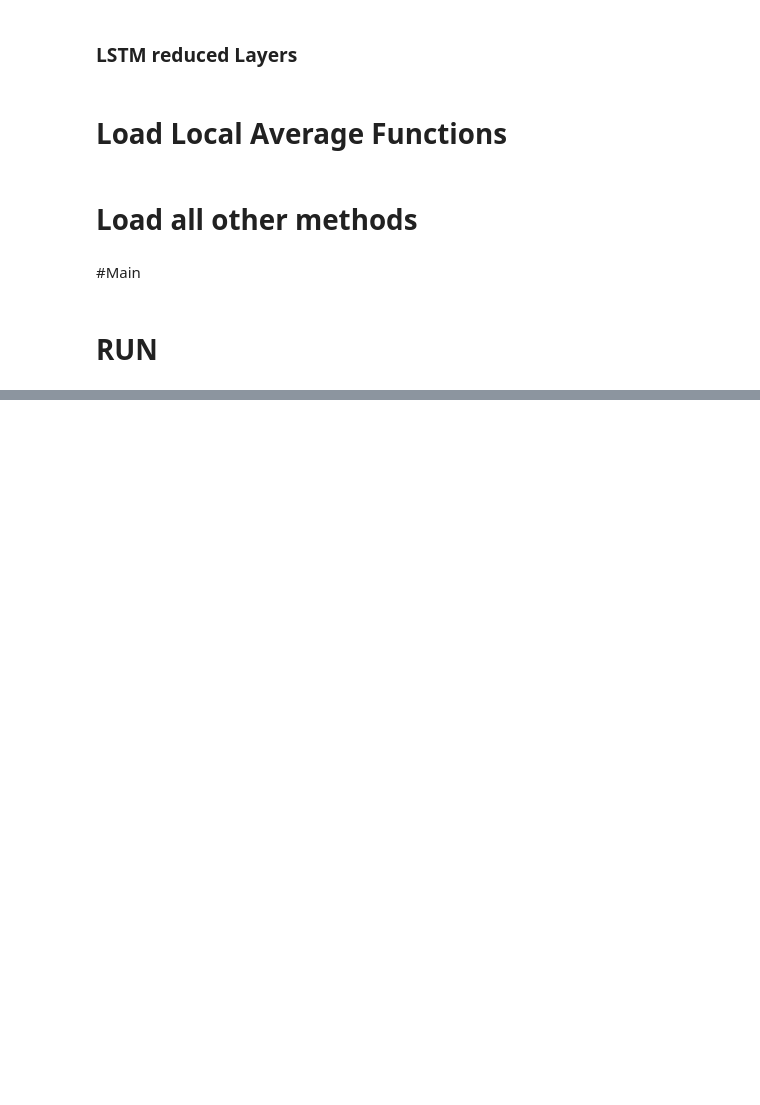
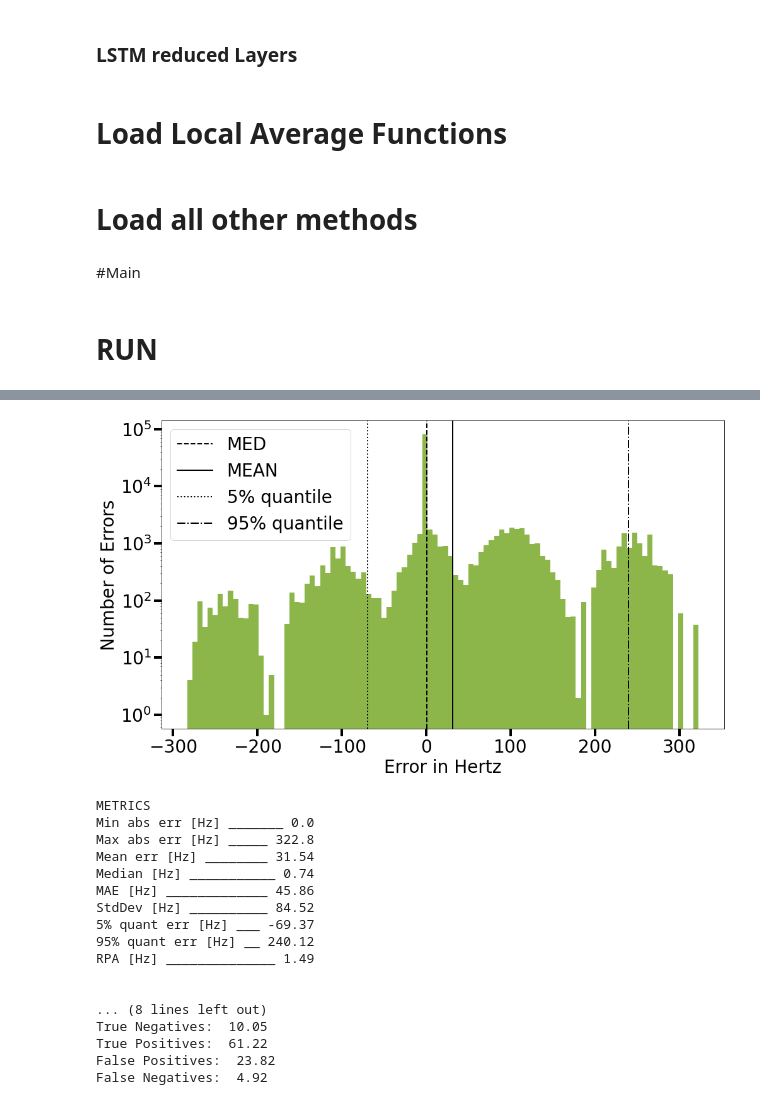
Before and after one commit to wolfisberg/zhaw-ba-online, a Jupyter notebook: scripts/experiment_player/experiment_player.ipynb, the cells around one changed output, grey strips where cells are left out. Saved outputs shown, nothing was run; the diff lists cells and outputs as text; code cells hidden in the pictures; blank space fills up the shorter version.

```diff
--- a/scripts/experiment_player/experiment_player.ipynb
+++ b/scripts/experiment_player/experiment_player.ipynb
@@ -382,2 +429,21 @@ def main(true_hz, pred_vector, model, filter=0, filter_lower_bound=60, filter_up
 # %%
-main(true_hz=true_hz, pred_vector=pred_vector, model='cnn', filter=1)
+main(true_hz=true_hz, pred_vector=pred_vector, model='cnn', filter=0)
+# %% [output]
+[figure, added]
+METRICS
+Min abs err [Hz] _______ 0.0
+Max abs err [Hz] _____ 322.8
+Mean err [Hz] ________ 31.54
+Median [Hz] ___________ 0.74
+MAE [Hz] _____________ 45.86
+StdDev [Hz] __________ 84.52
+5% quant err [Hz] ___ -69.37
+95% quant err [Hz] __ 240.12
+RPA [Hz] ______________ 1.49
+
+
+... (8 lines left out)
+True Negatives:  10.05
+True Positives:  61.22
+False Positives:  23.82
+False Negatives:  4.92
```
Also changed, not shown: parts of 10 cells of this notebook.
